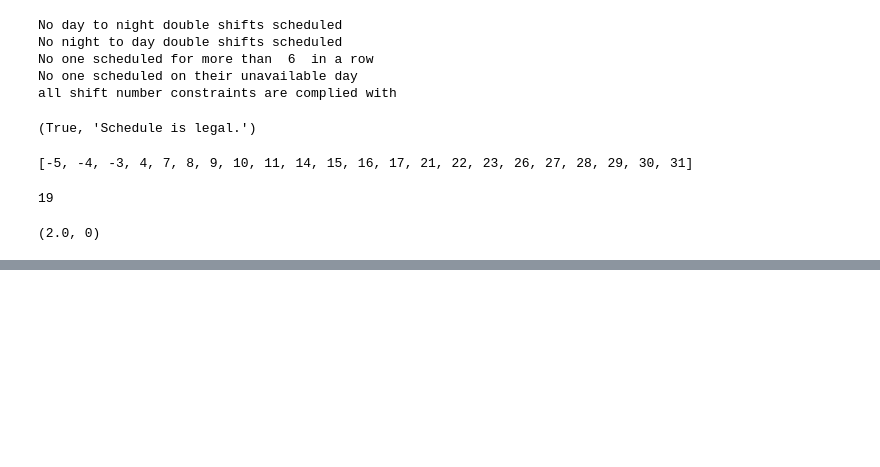
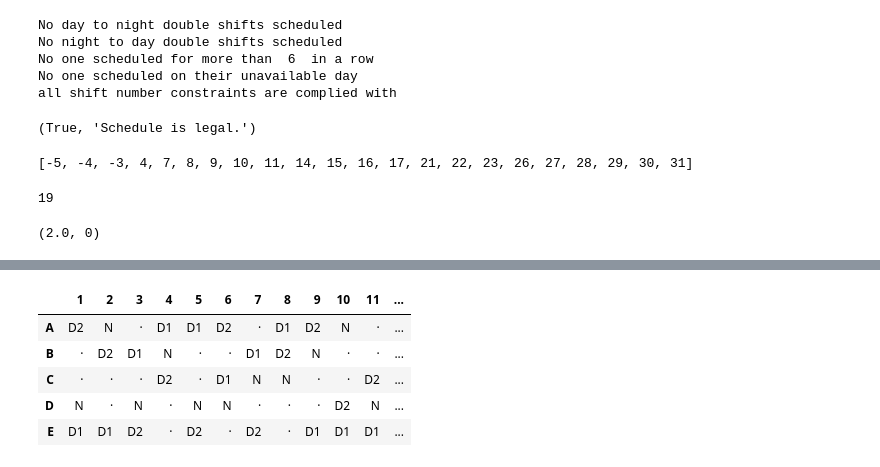
Before and after one commit to stewardrm/doctor_scheduler, a Jupyter notebook: ignore_me.ipynb, the cells around one changed output, grey strips where cells are left out. Cells and saved outputs as stored; diff of their text form; code cells hidden in the pictures; blank space fills up the shorter version.

```diff
--- a/ignore_me.ipynb
+++ b/ignore_me.ipynb
@@ -859,0 +1193,8 @@ def doctor_schedule_pattern_score(numbers,num_days_in_month):  #takes in value o
+# %%
+for each in doctor_assignment:
+    for doc in doctor_assignment[each]:
+        for day in weekends[each]:
+            days_unavail[doc]["Day"].append(day)
+            days_unavail[doc]["Night"].append(day)
+
+print(days_unavail)
@@ -859,0 +1211,65 @@ def doctor_schedule_pattern_score(numbers,num_days_in_month):  #takes in value o
+# %%
+import pandas as pd
+
+def print_horizontal(doctor_schedules, num_days_in_month, weekend_days):
+    # Create a DataFrame with the required structure
+    df = pd.DataFrame(index=doctor_schedules.keys(), columns=range(1, num_days_in_month + 1))
+
+    # Flatten the weekend days for easy checking
+    flat_weekend_days = [day for days in weekend_days.values() for day in days]
+
+    # Fill the DataFrame based on the schedule
+    for doctor, shifts in doctor_schedules.items():
+        for day in range(1, num_days_in_month + 1):
+            shift_types = []
+            if day in shifts.get('Day1', []):
+                shift_types.append('D1')
+            if day in shifts.get('Day2', []):
+                shift_types.append('D2')
+            if day in shifts.get('Night', []):
+                shift_types.append('N')
+
+            df.at[doctor, day] = 'DB' if len(shift_types) > 1 else ''.join(shift_types) or '·'
+
+    # Styling function to apply colors
+    def color_schedule(val):
+        if val == 'D1':
+            color = 'green'
+        elif val == 'D2':
+            color = 'blue'
+        elif val == 'N':
+            color = 'red'
+        elif val == 'DB':
+            color = 'purple'
+        else:
+            color = 'black'
+        return f'color: {color}'
+
+    # Define styles for weekend days in the header
+    header_styles = [{
+        'selector': f'th.col_heading.level0.col{col}',
+        'props': [('background-color', 'lightgrey'), ('color', 'red')]  # Change color here
+    } for col in flat_weekend_days]
+
+    # Apply styles to the DataFrame
+    styled_df = df.style.applymap(color_schedule)
+    styled_df = styled_df.set_table_styles(header_styles)
+    return styled_df
+
+
+weekend_days = {
+    'first': [1, 7],
+    'second': [8, 14],
+    'third': [15, 21],
+    'fourth': [22, 28],
+    'fifth': [29]
+}
+
+print_horizontal(doctor_schedules, 31, weekend_days)
+# %% [output]
+|  | 1 | 2 | 3 | 4 | 5 | 6 | 7 | 8 | 9 | 10 | 11 | ... |
+| A | D2 | N | · | D1 | D1 | D2 | · | D1 | D2 | N | · | ... |
+| B | · | D2 | D1 | N | · | · | D1 | D2 | N | · | · | ... |
+| C | · | · | · | D2 | · | D1 | N | N | · | · | D2 | ... |
+| D | N | · | N | · | N | N | · | · | · | D2 | N | ... |
+| E | D1 | D1 | D2 | · | D2 | · | D2 | · | D1 | D1 | D1 | ... |
```
Also changed, not shown: parts of 23 cells of this notebook, 3 other files.
